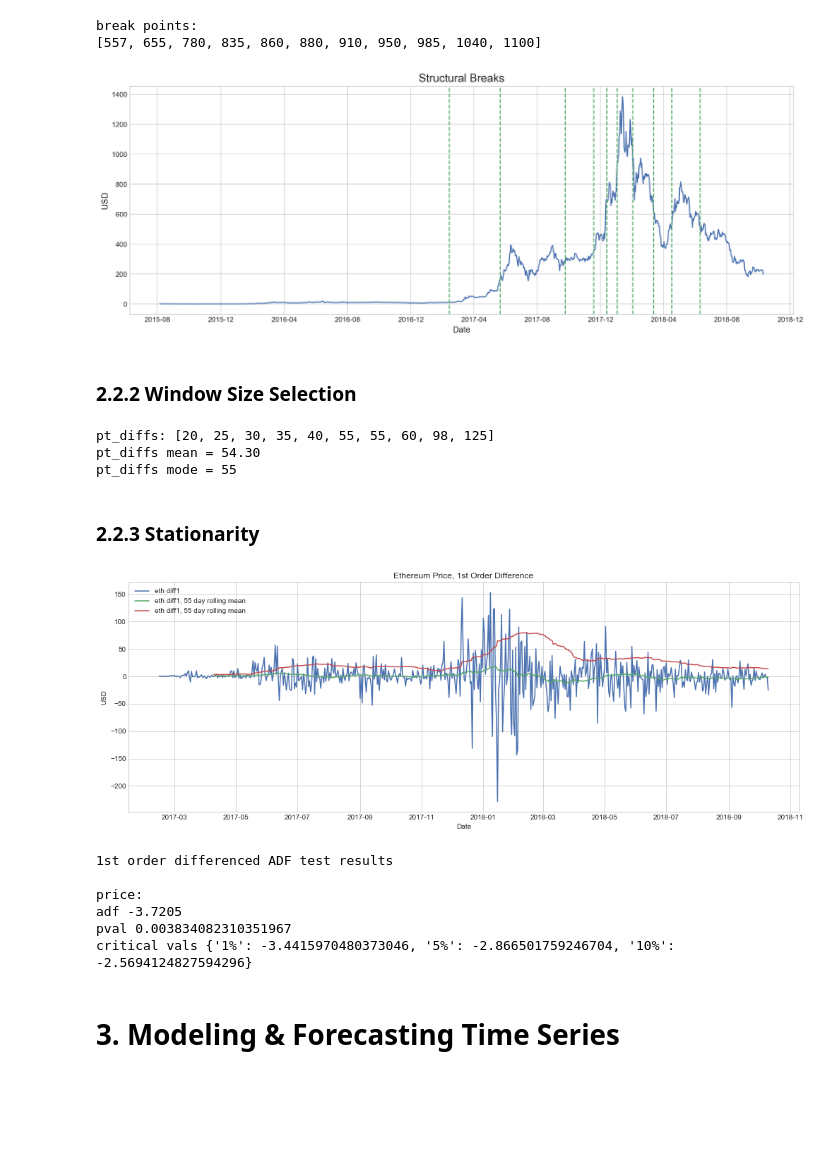
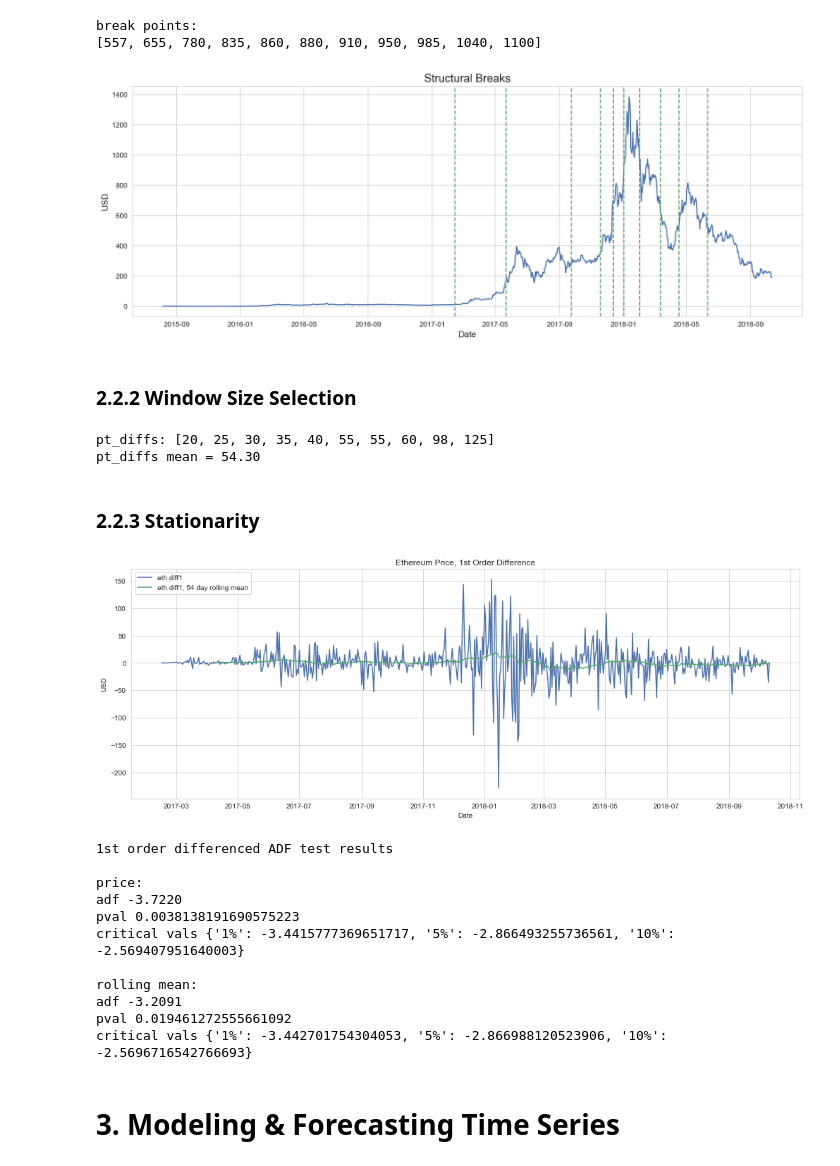
Before and after one commit to brianmcguckin/thinkful_final_capstone, a Jupyter notebook: Ethereum Time Series Analysis.ipynb, the cells around one changed output. Drawn from its saved outputs; the diff is of its cells as text; code cells hidden in the pictures; blank space fills up the shorter version.

```diff
--- a/Ethereum Time Series Analysis.ipynb
+++ b/Ethereum Time Series Analysis.ipynb
@@ -438,5 +443,5 @@ print(cpts_ruptures)
 # %%
-break_points = cpts_prophet[:2] + cpts_ruptures[:-1]
+break_points = cpts_prophet[0:2] + cpts_ruptures[:-1]
 break_points.sort()
 print("break points:\n{}".format(break_points))
 # %% [output]
@@ -454,7 +459,7 @@ plt.plot(
 for pt in break_points[:-1]:
     plt.axvline(
         x=ts.index.values[pt],
-        color=colors[1],
+        color=colors[2],
         linewidth=1.5,
         linestyle='dashed'
     )
@@ -463,7 +468,7 @@ ax.set_ylabel("USD", size=ax_fontsize)
 ax.set_xlabel("Date", size=ax_fontsize)
 plt.show()
 # %% [output]
-[figure, old version]
+[figure, new version]
 # %% [markdown]
 ### 2.2.2 Window Size Selection
 # %%
@@ -475,13 +480,11 @@ for i, point in enumerate(break_points[:-1]):
 pt_diffs.sort()
 print("pt_diffs: {}".format(pt_diffs))
 print("pt_diffs mean = {:.2f}".format(np.mean(pt_diffs)))
-print("pt_diffs mode = {}".format(max(set(pt_diffs), key=pt_diffs.count)))
 # %% [output]
 pt_diffs: [20, 25, 30, 35, 40, 55, 55, 60, 98, 125]
 pt_diffs mean = 54.30
-pt_diffs mode = 55
 # %%
-window = 55
+window = 54
 # %% [markdown]
 ### 2.2.3 Stationarity
 # %%
@@ -489,46 +492,54 @@ window = 55
 ts = ts[break_points[0]:]
 # first order difference
 ts['diff1'] = diff(ts.eth_close, k_diff=1)
 
 plt.figure(figsize=(figsize1))
 plt.plot(
     ts.index.values[1:],
     ts.diff1[1:],
     label='eth diff1',
     color=colors[0]
 )
 plt.plot(
     ts.index.values[1:],
     ts.diff1[1:].rolling(window).mean(),
     label='eth diff1, {} day rolling mean'.format(window),
-    color=colors[1]
-)
-plt.plot(
-    ts.index.values[1:],
-    ts.diff1[1:].rolling(window).std(),
-    label='eth diff1, {} day rolling mean'.format(window),
     color=colors[2]
 )
+#plt.plot(
+#    ts.index.values[1:],
+#    ts.diff1[1:].rolling(window).std(),
+#    label='eth diff1, {} day rolling std dev'.format(window),
+#    color=colors[1]
+#)
 plt.title('Ethereum Price, 1st Order Difference')
 plt.ylabel('USD')
 plt.xlabel('Date')
 plt.legend(loc='upper left')
 plt.show()
 
 # ADF Test
 adf_diff1 = adfuller(ts.diff1.dropna())
+adf_rm1 = adfuller(ts.diff1[1:].rolling(window).mean().dropna())
 
 print('1st order differenced ADF test results')
 print('\nprice:\nadf {:.4f}\npval {}\ncritical vals {}'.format(
     adf_diff1[0], adf_diff1[1], adf_diff1[4]))
+print('\nrolling mean:\nadf {:.4f}\npval {}\ncritical vals {}'.format(
+    adf_rm1[0], adf_rm1[1], adf_rm1[4]))
 # %% [output]
-[figure, old version]
+[figure, new version]
 1st order differenced ADF test results
 
 price:
-adf -3.7205
-pval 0.003834082310351967
-critical vals {'1%': -3.4415970480373046, '5%': -2.866501759246704, '10%': -2.5694124827594296}
+adf -3.7220
+pval 0.0038138191690575223
+critical vals {'1%': -3.4415777369651717, '5%': -2.866493255736561, '10%': -2.569407951640003}
+
+rolling mean:
+adf -3.2091
+pval 0.019461272555661092
+critical vals {'1%': -3.442701754304053, '5%': -2.866988120523906, '10%': -2.5696716542766693}
 # %% [markdown]
 <a id='modeling'></a>
 # 3. Modeling & Forecasting Time Series
```
Also changed, not shown: parts of 57 cells of this notebook.
